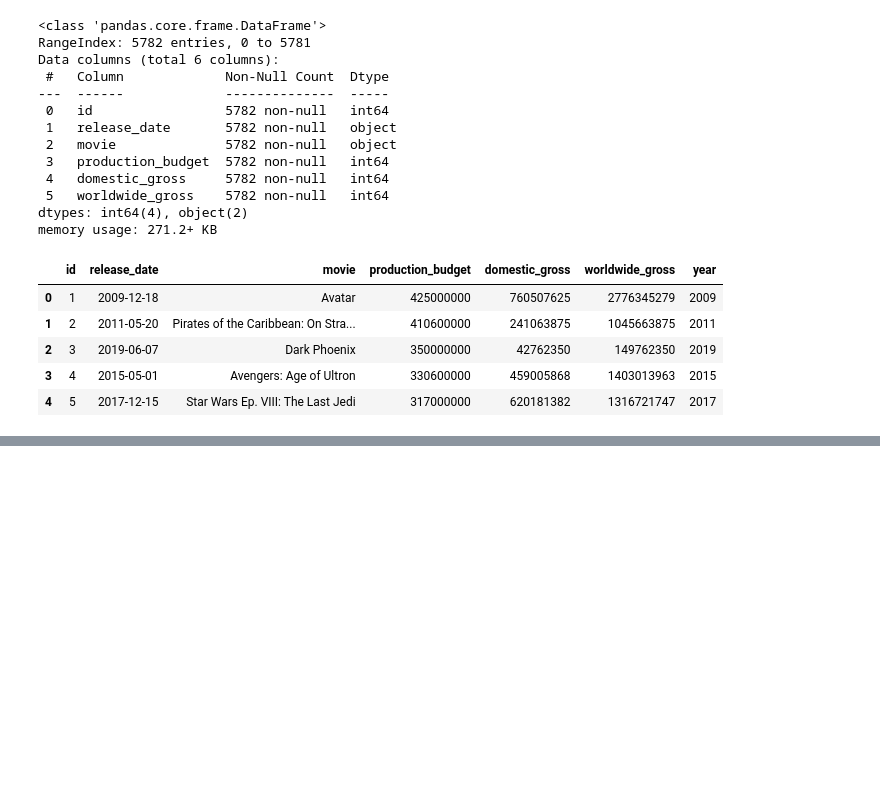
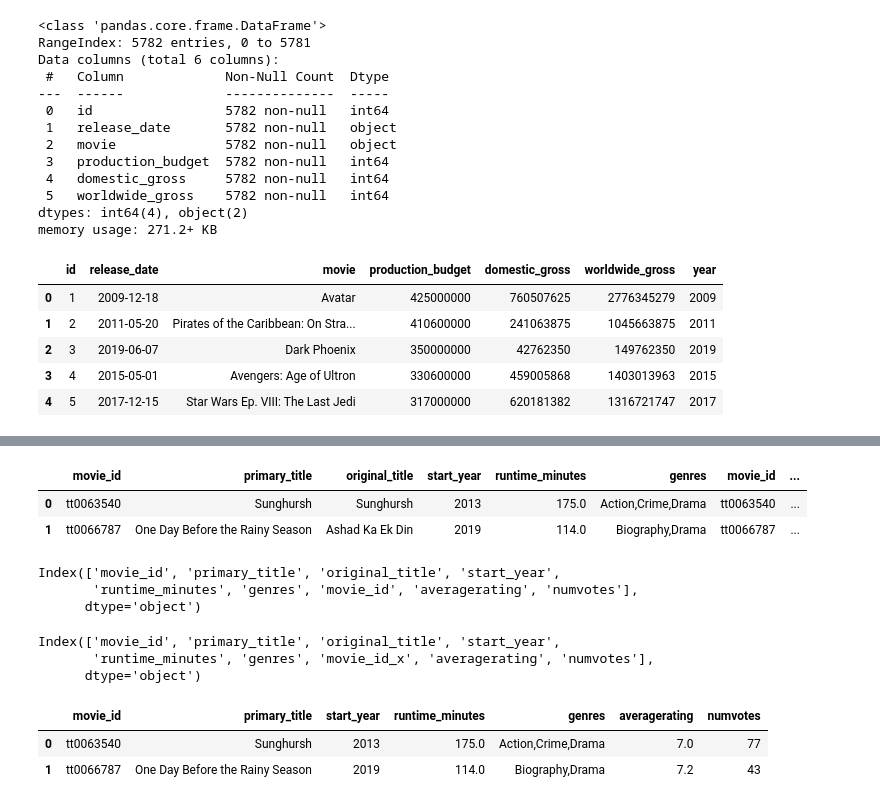
Before and after one commit to JuneHenia/Phase-2-Movie-Project, a Jupyter notebook: notebook/Movie Analysis Project.ipynb, the cells around one changed output, grey strips where cells are left out. Cells and saved outputs as stored; diff of their text form; code cells hidden in the pictures; blank space fills up the shorter version.

```diff
--- a/notebook/Movie Analysis Project.ipynb
+++ b/notebook/Movie Analysis Project.ipynb
@@ -382,0 +426,10 @@ movie_budgets.head(2)
+# %%
+# joining the 2 tables using the movie_id column
+
+imdb_q = """
+SELECT *
+FROM movie_basics
+JOIN "movie_ratings"
+ON movie_basics.movie_id = "movie_ratings".movie_id;
+"""
+imdb = pd.read_sql(imdb_q, conn)
@@ -382,0 +438,31 @@ movie_budgets.head(2)
+# %%
+imdb.head(2)
+# %% [output]
+|  | movie_id | primary_title | original_title | start_year | runtime_minutes | genres | movie_id | ... |
+| 0 | tt0063540 | Sunghursh | Sunghursh | 2013 | 175.0 | Action,Crime,Drama | tt0063540 | ... |
+| 1 | tt0066787 | One Day Before the Rainy Season | Ashad Ka Ek Din | 2019 | 114.0 | Biography,Drama | tt0066787 | ... |
+# %%
+imdb.columns
+# %% [output]
+Index(['movie_id', 'primary_title', 'original_title', 'start_year',
+       'runtime_minutes', 'genres', 'movie_id', 'averagerating', 'numvotes'],
+      dtype='object')
+# %%
+# In order to drop the duplicate column movie_id, we rename the columns first.
+
+imdb.columns = ['movie_id', 'primary_title', 'original_title', 'start_year',
+       'runtime_minutes', 'genres', 'movie_id_x', 'averagerating', 'numvotes']
+imdb.columns
+# %% [output]
+Index(['movie_id', 'primary_title', 'original_title', 'start_year',
+       'runtime_minutes', 'genres', 'movie_id_x', 'averagerating', 'numvotes'],
+      dtype='object')
+# %%
+# drop the unrequired columns; 2nd movie_id, original_title
+
+imdb = imdb.drop(['movie_id_x', 'original_title'], axis = 1)
+imdb.head(2)
+# %% [output]
+|  | movie_id | primary_title | start_year | runtime_minutes | genres | averagerating | numvotes |
+| 0 | tt0063540 | Sunghursh | 2013 | 175.0 | Action,Crime,Drama | 7.0 | 77 |
+| 1 | tt0066787 | One Day Before the Rainy Season | 2019 | 114.0 | Biography,Drama | 7.2 | 43 |
```
Also changed, not shown: parts of 15 cells of this notebook.
